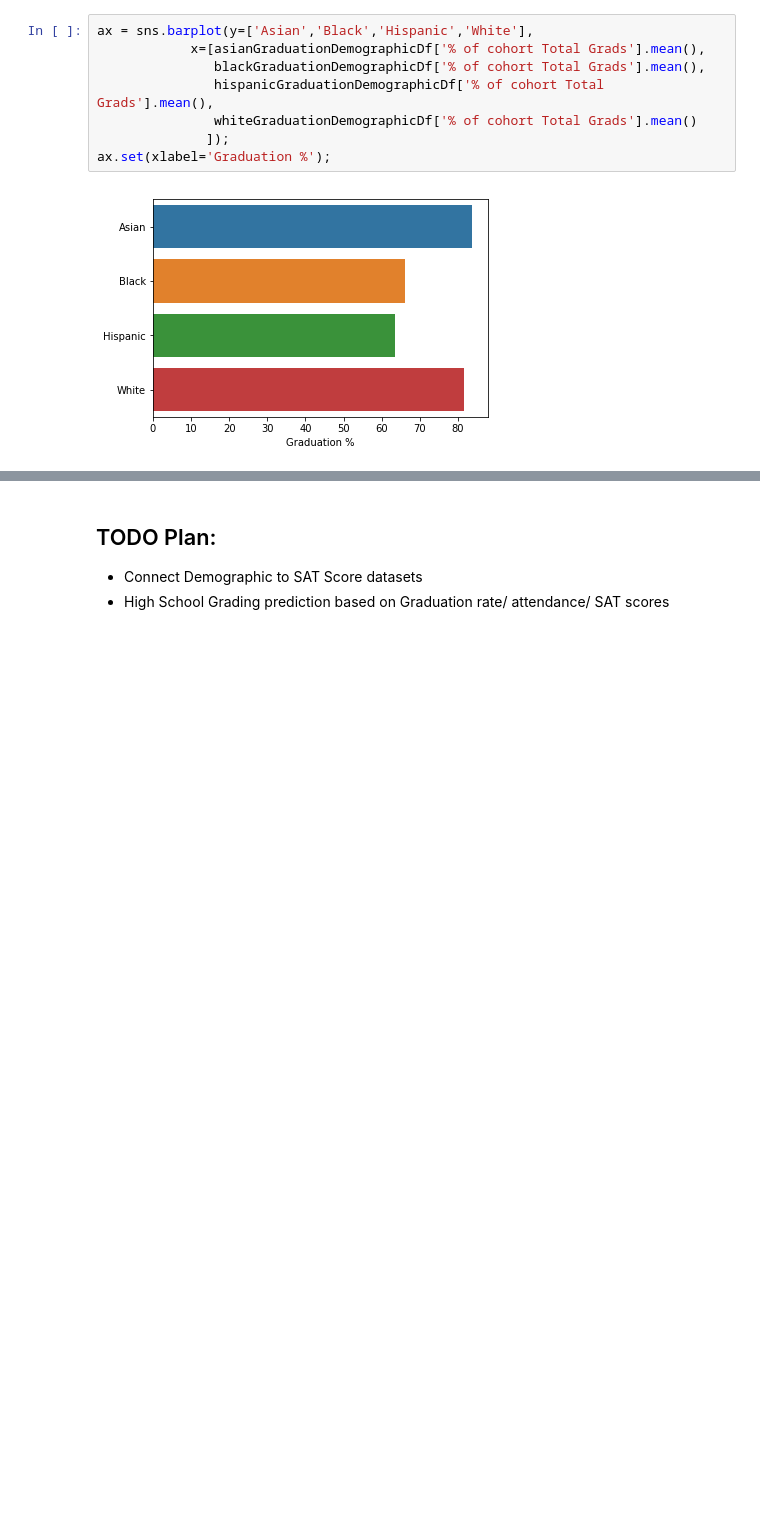
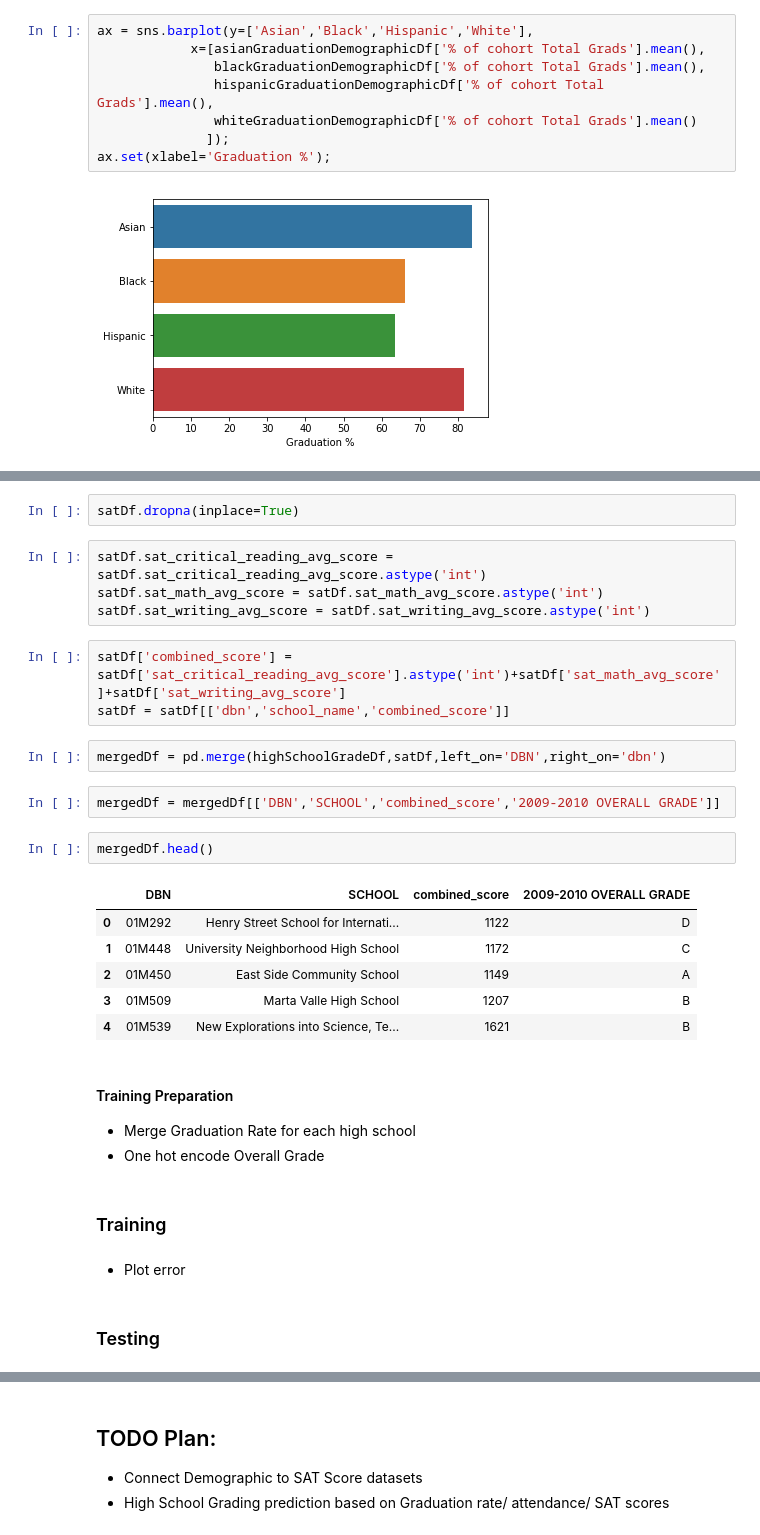
Before and after one commit to shravan097/NYCHS-Data-Analysis, a Jupyter notebook: shravan/graduationEDA.ipynb, the cells around one changed output, grey strips where cells are left out. Cells and saved outputs as stored; diff of their text form; blank space fills up the shorter version.

Commit message:
Started template for high school grade prediction

```diff
--- a/shravan/graduationEDA.ipynb
+++ b/shravan/graduationEDA.ipynb
@@ -200,0 +219,32 @@ ax.set(xlabel='Graduation %');
+# %%
+satDf.dropna(inplace=True)
+# %%
+satDf.sat_critical_reading_avg_score = satDf.sat_critical_reading_avg_score.astype('int')
+satDf.sat_math_avg_score = satDf.sat_math_avg_score.astype('int')
+satDf.sat_writing_avg_score = satDf.sat_writing_avg_score.astype('int')
+# %%
+satDf['combined_score'] = satDf['sat_critical_reading_avg_score'].astype('int')+satDf['sat_math_avg_score']+satDf['sat_writing_avg_score']
+satDf = satDf[['dbn','school_name','combined_score']]
+# %%
+mergedDf = pd.merge(highSchoolGradeDf,satDf,left_on='DBN',right_on='dbn')
+# %%
+mergedDf = mergedDf[['DBN','SCHOOL','combined_score','2009-2010 OVERALL GRADE']]
+# %%
+mergedDf.head()
+# %% [output]
+|  | DBN | SCHOOL | combined_score | 2009-2010 OVERALL GRADE |
+| 0 | 01M292 | Henry Street School for Internati... | 1122 | D |
+| 1 | 01M448 | University Neighborhood High School | 1172 | C |
+| 2 | 01M450 | East Side Community School | 1149 | A |
+| 3 | 01M509 | Marta Valle High School | 1207 | B |
+| 4 | 01M539 | New Explorations into Science, Te... | 1621 | B |
+# %% [markdown]
+#### Training Preparation
+- Merge Graduation Rate for each high school
+- One hot encode Overall Grade
+# %% [markdown]
+### Training
+# %% [markdown]
+- Plot error
+# %% [markdown]
+### Testing
```
Also changed, not shown: parts of 9 cells of this notebook, 1 other file.
